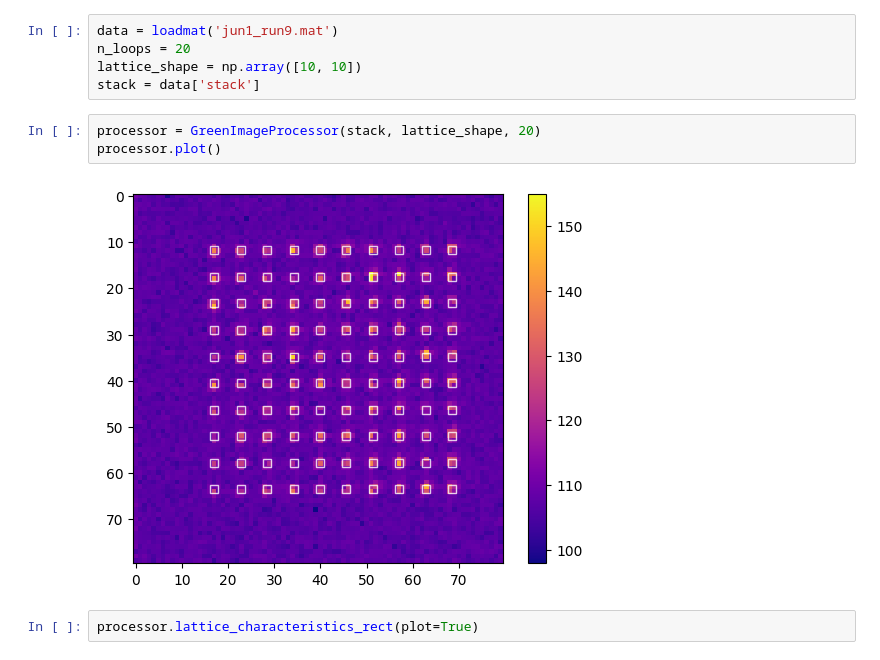
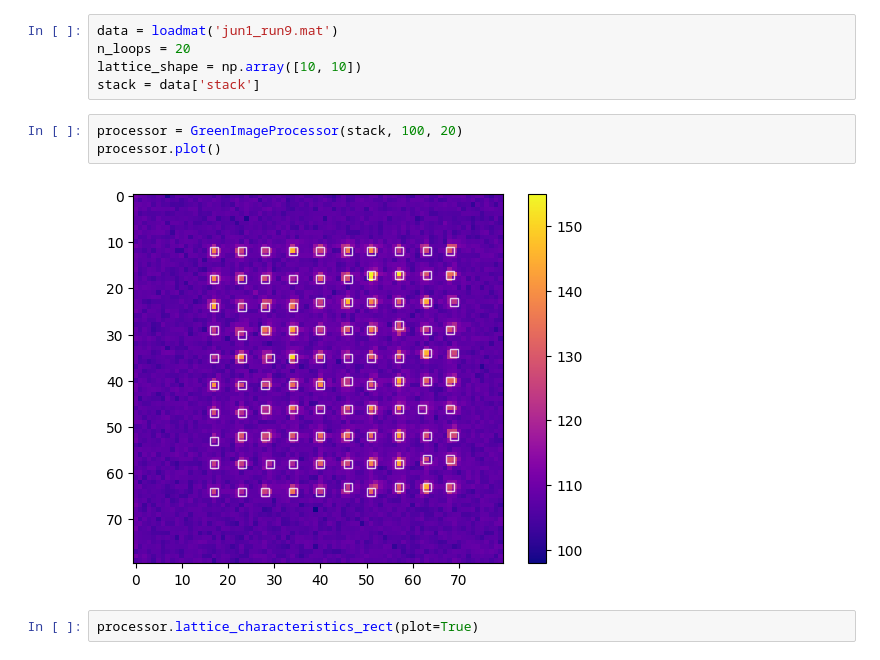
Before and after one commit to jack-mango/QURIP-thompsonlab-amo, a Jupyter notebook: ImagingSoftware/nondestructive image analysis.ipynb, the cells around one changed output. Drawn from its saved outputs; the diff is of its cells as text.

```diff
--- a/ImagingSoftware/nondestructive image analysis.ipynb
+++ b/ImagingSoftware/nondestructive image analysis.ipynb
@@ -28,10 +28,10 @@ n_loops = 20
 lattice_shape = np.array([10, 10])
 stack = data['stack']
 # %%
-processor = GreenImageProcessor(stack, lattice_shape, 20)
+processor = GreenImageProcessor(stack, 100, 20)
 processor.plot()
 # %% [output]
-[figure, old version]
+[figure, new version]
 # %%
 processor.lattice_characteristics_rect(plot=True)
 # %% [output]
```
Also changed, not shown: parts of 1 cell of this notebook, 3 other files.
